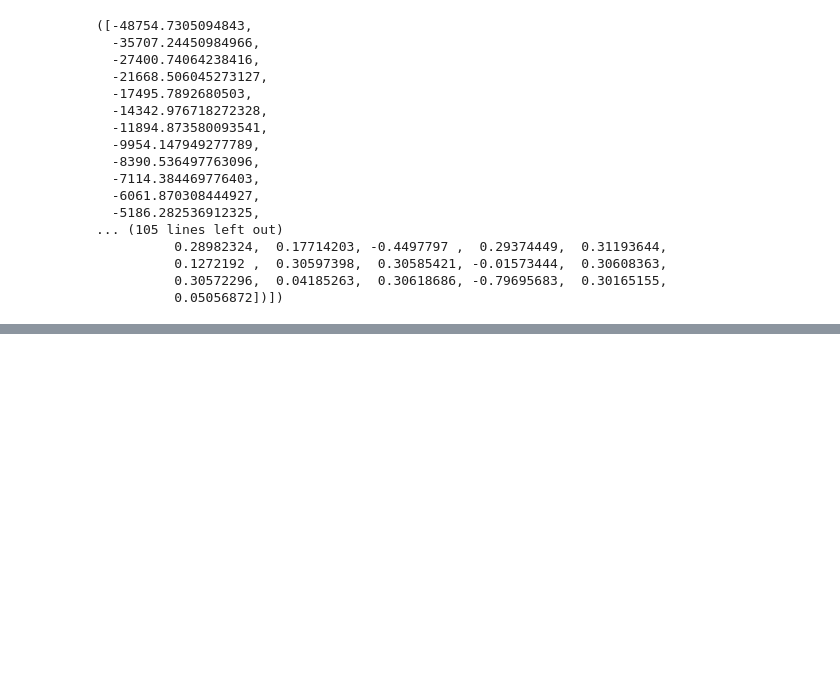
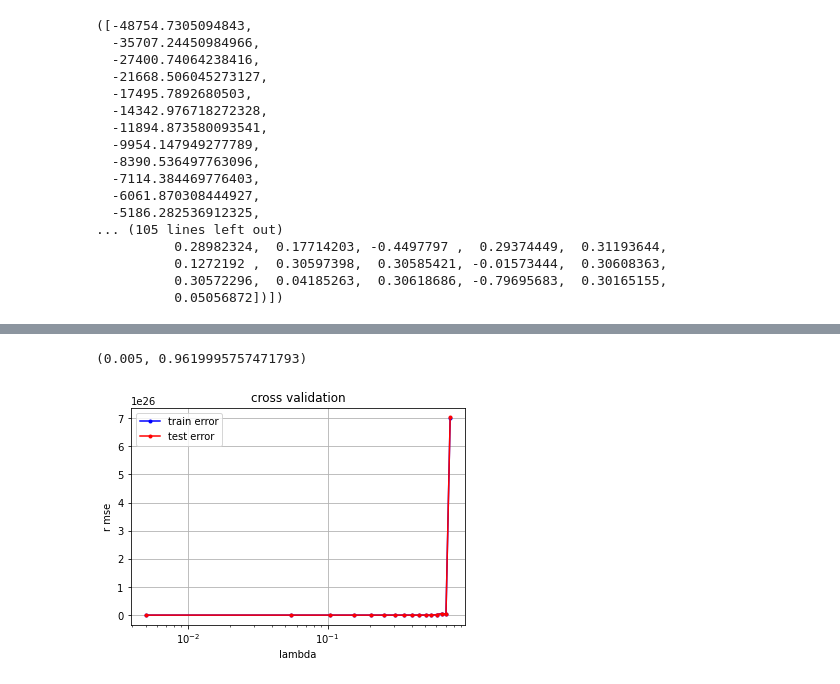
Before and after one commit to cs210-bbernath/The_MadLads, a Jupyter notebook: Testing_the_data-Copy2.ipynb, the cells around one changed output, grey strips where cells are left out. Cells and saved outputs as stored; diff of their text form; code cells hidden in the pictures; blank space fills up the shorter version.

```diff
--- a/Testing_the_data-Copy2.ipynb
+++ b/Testing_the_data-Copy2.ipynb
@@ -245,0 +248,3 @@ GD iter. 5/29: loss=0.499413140943657, w0=-0.0002632584967523414, w1=-0.00024393
+# %%
+cross_validation_stochastic_gradient_descent(y, tx, k_fold, initial_w=initial_w, max_iters = max_iters, gammas = gammas, batch_size = 2)
+# %% [output]
@@ -245,0 +268,2 @@ GD iter. 5/29: loss=0.499413140943657, w0=-0.0002632584967523414, w1=-0.00024393
+(0.005, 0.9619995757471793)
+[figure, added]
```
Also changed, not shown: parts of 13 cells of this notebook, 1 other file.
